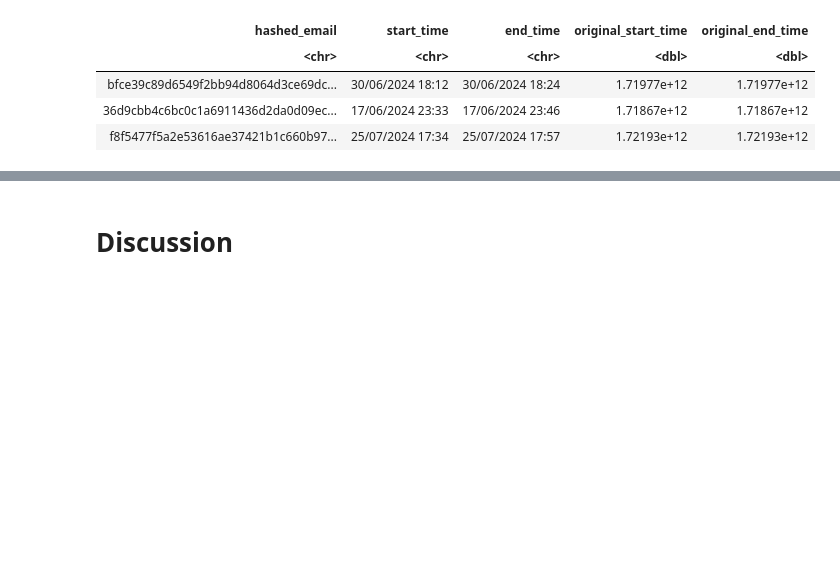
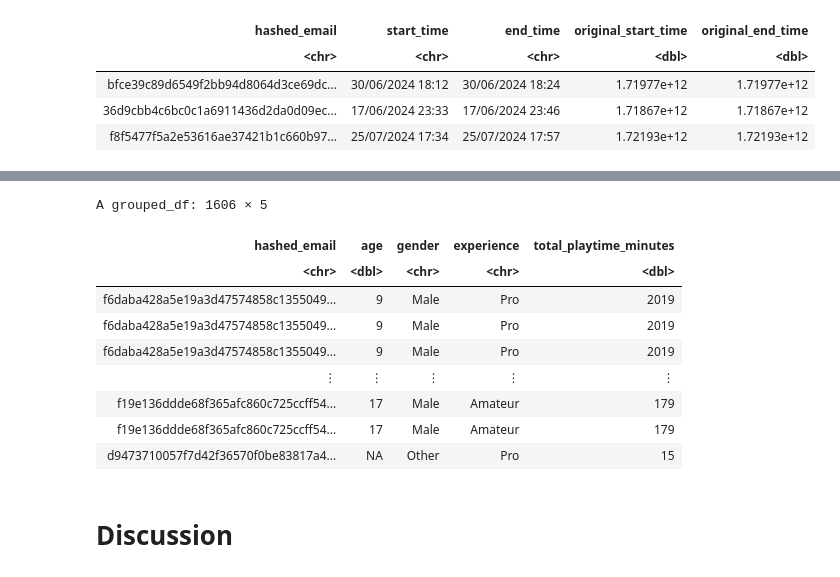
Before and after one commit to arevaura/dsci-100-2024w2-group-9, a Jupyter notebook: DSCI 100 007 - Group 9 Final Report.ipynb, the cells around one changed output, grey strips where cells are left out. Cells and saved outputs as stored; diff of their text form; code cells hidden in the pictures; blank space fills up the shorter version.

```diff
--- a/DSCI 100 007 - Group 9 Final Report.ipynb
+++ b/DSCI 100 007 - Group 9 Final Report.ipynb
@@ -211,3 +229,19 @@ A tibble: 3 × 5
+# %%
+# Select interesting variables
+data <- combined_data |>
+    select(hashed_email, age, gender, experience, total_playtime_minutes)
+data
+# %% [output]
+A grouped_df: 1606 × 5
+| hashed_email | age | gender | experience | total_playtime_minutes |
+| <chr> | <dbl> | <chr> | <chr> | <dbl> |
+| f6daba428a5e19a3d47574858c1355049... | 9 | Male | Pro | 2019 |
+| f6daba428a5e19a3d47574858c1355049... | 9 | Male | Pro | 2019 |
+| f6daba428a5e19a3d47574858c1355049... | 9 | Male | Pro | 2019 |
+| ⋮ | ⋮ | ⋮ | ⋮ | ⋮ |
+| f19e136ddde68f365afc860c725ccff54... | 17 | Male | Amateur | 179 |
+| f19e136ddde68f365afc860c725ccff54... | 17 | Male | Amateur | 179 |
+| d9473710057f7d42f36570f0be83817a4... | NA | Other | Pro | 15 |
 # %% [markdown]
 # Discussion
 # %% [markdown]
```
Also changed, not shown: parts of 3 cells of this notebook.
